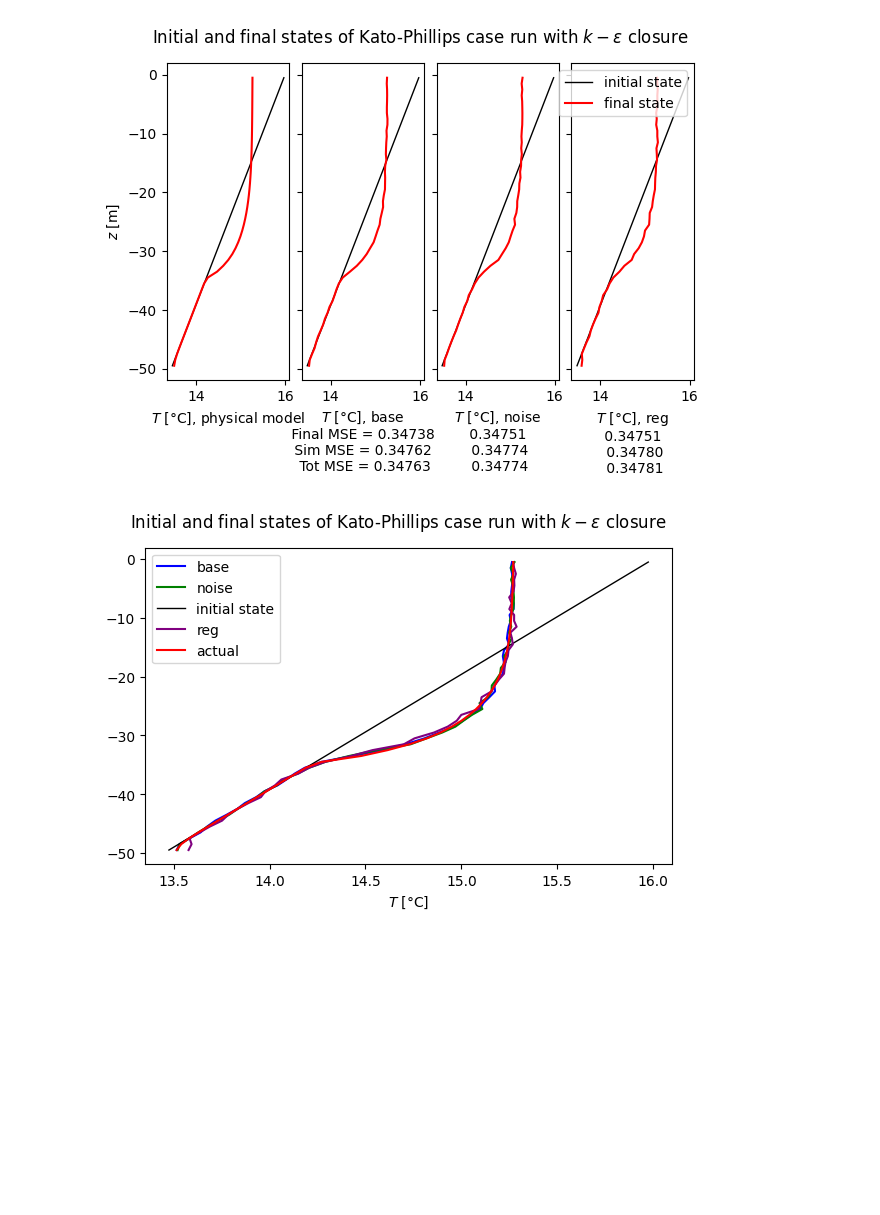
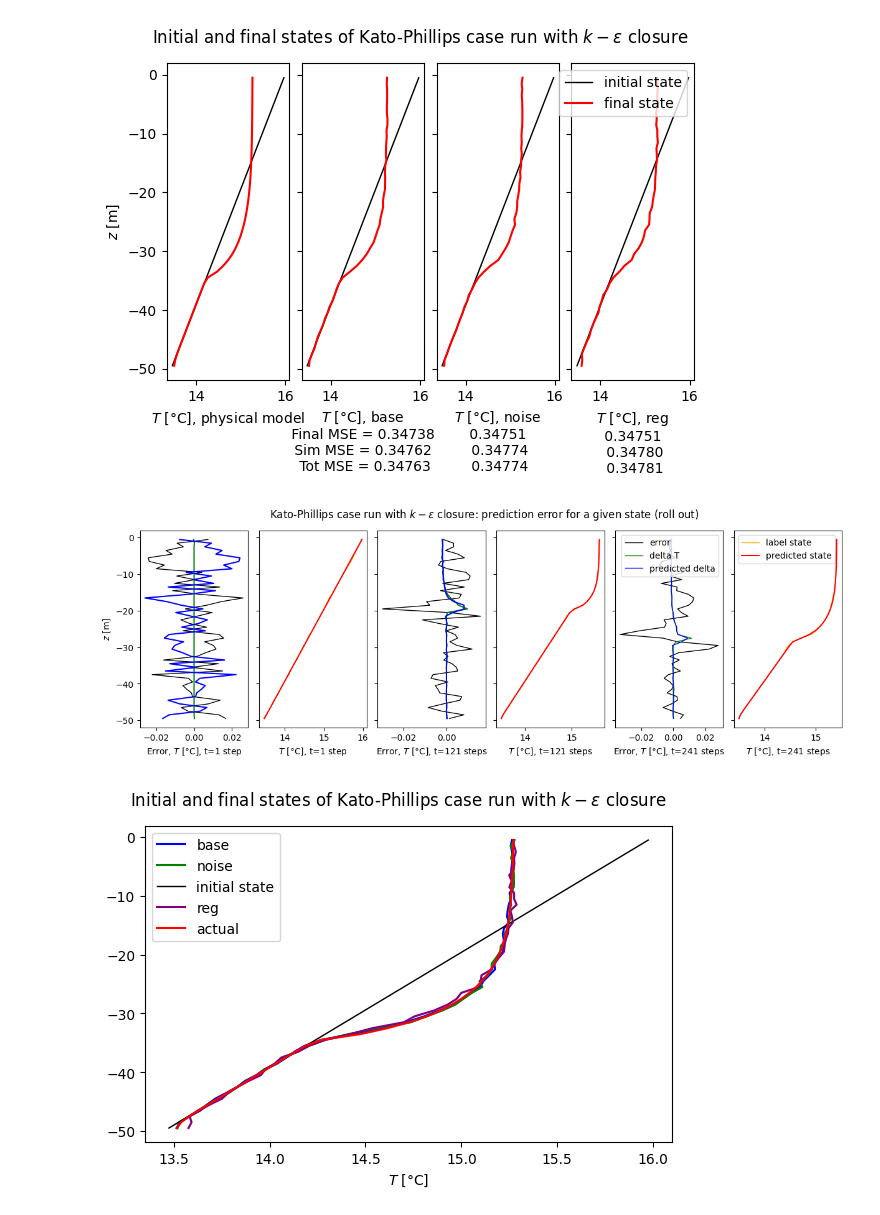
Before and after one commit to anne-df/ige_deep_emulators, a Jupyter notebook: postprocessing.ipynb, the cells around one changed output. Cells and saved outputs as stored; diff of their text form; code cells hidden in the pictures; blank space fills up the shorter version.

Commit message:
delta plots roll out

```diff
--- a/postprocessing.ipynb
+++ b/postprocessing.ipynb
@@ -212,50 +212,51 @@ plt.show()
 # %% [output]
 [figure]
 # %%
-############################################ TO HANDLE FOR ROLL-OUT
-# Plot and compare to actual trajectory
+# Visualize the error and residuals
 
-sim_index = 2
-t = 1 # better if <120
-n_time = 359
-actual_predictions = app_predictions*norm_factor
-actual_labels = app_labels*norm_factor
+sim_index = -1
+traj_obs = original_traj[sim_index]
+traj_deep = deep_traj[sim_index]
+t = 1 # t>0
 
 zr = grid.zr
 
 sp: subplot_1D_type = plt.subplots(1, 6, sharey=True, figsize=(12, 4))
 fig, [ax_r, ax_s, ax_t, ax_u, ax_v, ax_w] = sp
 fig.tight_layout(rect=[0, 0.0, 1, 0.94])
 fig.subplots_adjust(wspace=0.1)
 
-ax_r.plot(actual_labels[sim_index*n_time+t, :]-actual_predictions[sim_index*n_time+t, :], zr, 'k', linewidth=1)
-ax_r.plot(actual_labels[sim_index*n_time+t, :]-actual_labels[sim_index*n_time+t-1, :], zr, 'g', linewidth=1)
-ax_r.plot(actual_predictions[sim_index*n_time+t, :]-actual_predictions[sim_index*n_time+t-1, :], zr, 'b', linewidth=1)
-ax_s.plot(actual_labels[sim_index*n_time+t, :], zr, 'orange', linewidth=1)
-ax_s.plot(actual_predictions[sim_index*n_time+t, :], zr, 'r')
-ax_t.plot(actual_labels[sim_index*n_time+t+120, :]-actual_predictions[sim_index*n_time+t+120, :], zr, 'k', linewidth=1)
-ax_t.plot(actual_labels[sim_index*n_time+t+120, :]-actual_labels[sim_index*n_time+t-1+120, :], zr, 'g', linewidth=1)
-ax_t.plot(actual_predictions[sim_index*n_time+t+120, :]-actual_predictions[sim_index*n_time+t-1+120, :], zr, 'b', linewidth=1)
-ax_u.plot(actual_labels[sim_index*n_time+t+120, :], zr, 'orange', linewidth=1)
-ax_u.plot(actual_predictions[sim_index*n_time+t+120, :], zr, 'r')
-ax_v.plot(actual_labels[sim_index*n_time+t+240, :]-actual_predictions[sim_index*n_time+t+240, :], zr, 'k', linewidth=1, label='error')
-ax_v.plot(actual_labels[sim_index*n_time+t+240, :]-actual_labels[sim_index*n_time+t+240-1, :], zr, 'g', linewidth=1, label= "delta T")
-ax_v.plot(actual_predictions[sim_index*n_time+t+240, :]-actual_predictions[sim_index*n_time+t+240-1, :], zr, 'b', linewidth=1, label= "predicted delta")
-ax_w.plot(actual_labels[sim_index*n_time+t+240, :], zr, 'orange', linewidth=1, label='label state')
-ax_w.plot(actual_predictions[sim_index*n_time+t+240, :], zr, 'r', label='predicted state')
+ax_r.plot(traj_obs.t[t, :]-traj_deep.t[t, :], zr, 'k', linewidth=1)
+ax_r.plot(traj_obs.t[t, :]-traj_obs.t[t-1, :], zr, 'g')
+ax_r.plot(traj_deep.t[t, :]-traj_deep.t[t-1, :], zr, 'b')
+ax_s.plot(traj_deep.t[t, :], zr, 'orange', linewidth=1)
+ax_s.plot(traj_obs.t[t, :], zr, 'r')
+ax_t.plot(traj_obs.t[t+120, :]-traj_deep.t[t+120, :], zr, 'k', linewidth=1)
+ax_t.plot(traj_obs.t[t+120, :]-traj_obs.t[t-1+120, :], zr, 'g')
+ax_t.plot(traj_deep.t[t+120, :]-traj_deep.t[t-1+120, :], zr, 'b')
+ax_u.plot(traj_deep.t[t+120, :], zr, 'orange', linewidth=1)
+ax_u.plot(traj_obs.t[t+120, :], zr, 'r')
+
+ax_v.plot(traj_obs.t[t+240, :]-traj_deep.t[t+240, :], zr, 'k', linewidth=1, label='error')
+ax_v.plot(traj_obs.t[t+240, :]-traj_obs.t[t-1+240, :], zr, 'g', linewidth=1, label= "delta T")
+ax_v.plot(traj_deep.t[t+240, :]-traj_deep.t[t-1+240, :], zr, 'b', linewidth=1, label= "predicted delta")
+ax_w.plot(traj_deep.t[t+240, :], zr, 'orange', linewidth=1, label='label state')
+ax_w.plot(traj_obs.t[t+240, :], zr, 'r', label='predicted state')
 
 ax_r.set_xlabel (f'Error, $T$ [°C], t={t} step')
 ax_t.set_xlabel (f'Error, $T$ [°C], t={t+120} steps')
 ax_v.set_xlabel (f'Error, $T$ [°C], t={t+240} steps')
 ax_s.set_xlabel (f'$T$ [°C], t={t} step')
 ax_u.set_xlabel (f'$T$ [°C], t={t+120} steps')
 ax_w.set_xlabel (f'$T$ [°C], t={t+240} steps')
 ax_r.set_ylabel(r'$z$ [m]')
-fig.suptitle(r'Kato-Phillips case run with $k-\varepsilon$ closure: prediction error for a given state (one iteration)')
+fig.suptitle(r'Kato-Phillips case run with $k-\varepsilon$ closure: prediction error for a given state (roll out)')
 ax_w.legend(framealpha=.8)
 ax_v.legend(framealpha=.8)
 
 plt.show()
+# %% [output]
+[figure, added]
 # %%
 # Plot and compare to actual trajectory
 
```
